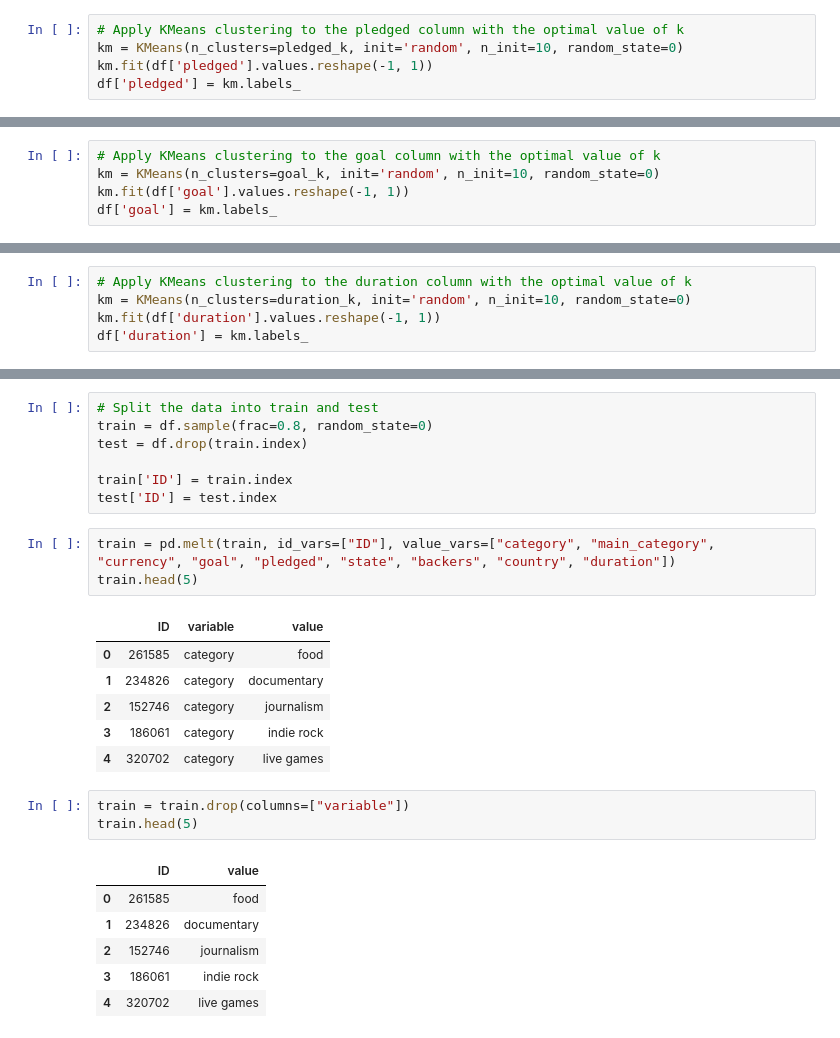
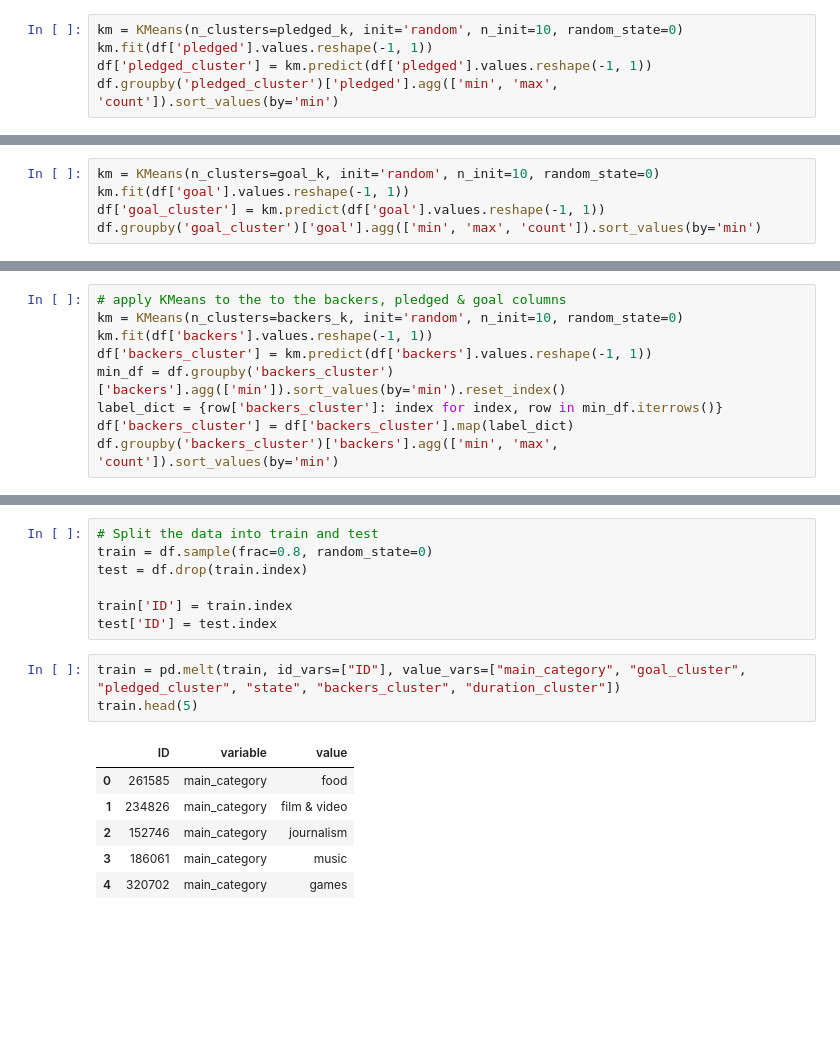
Before and after one commit to Iten-No-404/KickStarter-Success-Prediction, a Jupyter notebook: apriori.ipynb, the cells around one changed output, grey strips where cells are left out. Saved outputs shown, nothing was run; the diff lists cells and outputs as text; blank space fills up the shorter version.

```diff
--- a/apriori.ipynb
+++ b/apriori.ipynb
@@ -133,5 +266,5 @@ df['backers'] = km.labels_
 # %%
-# Apply KMeans clustering to the pledged column with the optimal value of k
 km = KMeans(n_clusters=pledged_k, init='random', n_init=10, random_state=0)
 km.fit(df['pledged'].values.reshape(-1, 1))
-df['pledged'] = km.labels_
+df['pledged_cluster'] = km.predict(df['pledged'].values.reshape(-1, 1))
+df.groupby('pledged_cluster')['pledged'].agg(['min', 'max', 'count']).sort_values(by='min')
@@ -138,5 +277,5 @@ df['pledged'] = km.labels_
 # %%
-# Apply KMeans clustering to the goal column with the optimal value of k
 km = KMeans(n_clusters=goal_k, init='random', n_init=10, random_state=0)
 km.fit(df['goal'].values.reshape(-1, 1))
-df['goal'] = km.labels_
+df['goal_cluster'] = km.predict(df['goal'].values.reshape(-1, 1))
+df.groupby('goal_cluster')['goal'].agg(['min', 'max', 'count']).sort_values(by='min')
@@ -143,5 +287,0 @@ df['goal'] = km.labels_
-# %%
-# Apply KMeans clustering to the duration column with the optimal value of k
-km = KMeans(n_clusters=duration_k, init='random', n_init=10, random_state=0)
-km.fit(df['duration'].values.reshape(-1, 1))
-df['duration'] = km.labels_
@@ -147,0 +329,9 @@ df['duration'] = km.labels_
+# %%
+# apply KMeans to the to the backers, pledged & goal columns
+km = KMeans(n_clusters=backers_k, init='random', n_init=10, random_state=0)
+km.fit(df['backers'].values.reshape(-1, 1))
+df['backers_cluster'] = km.predict(df['backers'].values.reshape(-1, 1))
+min_df = df.groupby('backers_cluster')['backers'].agg(['min']).sort_values(by='min').reset_index()
+label_dict = {row['backers_cluster']: index for index, row in min_df.iterrows()}
+df['backers_cluster'] = df['backers_cluster'].map(label_dict)
+df.groupby('backers_cluster')['backers'].agg(['min', 'max', 'count']).sort_values(by='min')
@@ -201,22 +397,12 @@ test = df.drop(train.index)
 train['ID'] = train.index
 test['ID'] = test.index
 # %%
-train = pd.melt(train, id_vars=["ID"], value_vars=["category", "main_category", "currency", "goal", "pledged", "state", "backers", "country", "duration"])
+train = pd.melt(train, id_vars=["ID"], value_vars=["main_category", "goal_cluster", "pledged_cluster", "state", "backers_cluster", "duration_cluster"])
 train.head(5)
 # %% [output]
 |  | ID | variable | value |
-| 0 | 261585 | category | food |
-| 1 | 234826 | category | documentary |
-| 2 | 152746 | category | journalism |
-| 3 | 186061 | category | indie rock |
-| 4 | 320702 | category | live games |
+| 0 | 261585 | main_category | food |
+| 1 | 234826 | main_category | film & video |
+| 2 | 152746 | main_category | journalism |
+| 3 | 186061 | main_category | music |
+| 4 | 320702 | main_category | games |
-# %%
-train = train.drop(columns=["variable"])
-train.head(5)
-# %% [output]
-|  | ID | value |
-| 0 | 261585 | food |
-| 1 | 234826 | documentary |
-| 2 | 152746 | journalism |
-| 3 | 186061 | indie rock |
-| 4 | 320702 | live games |
```
Also changed, not shown: parts of 44 cells of this notebook.
